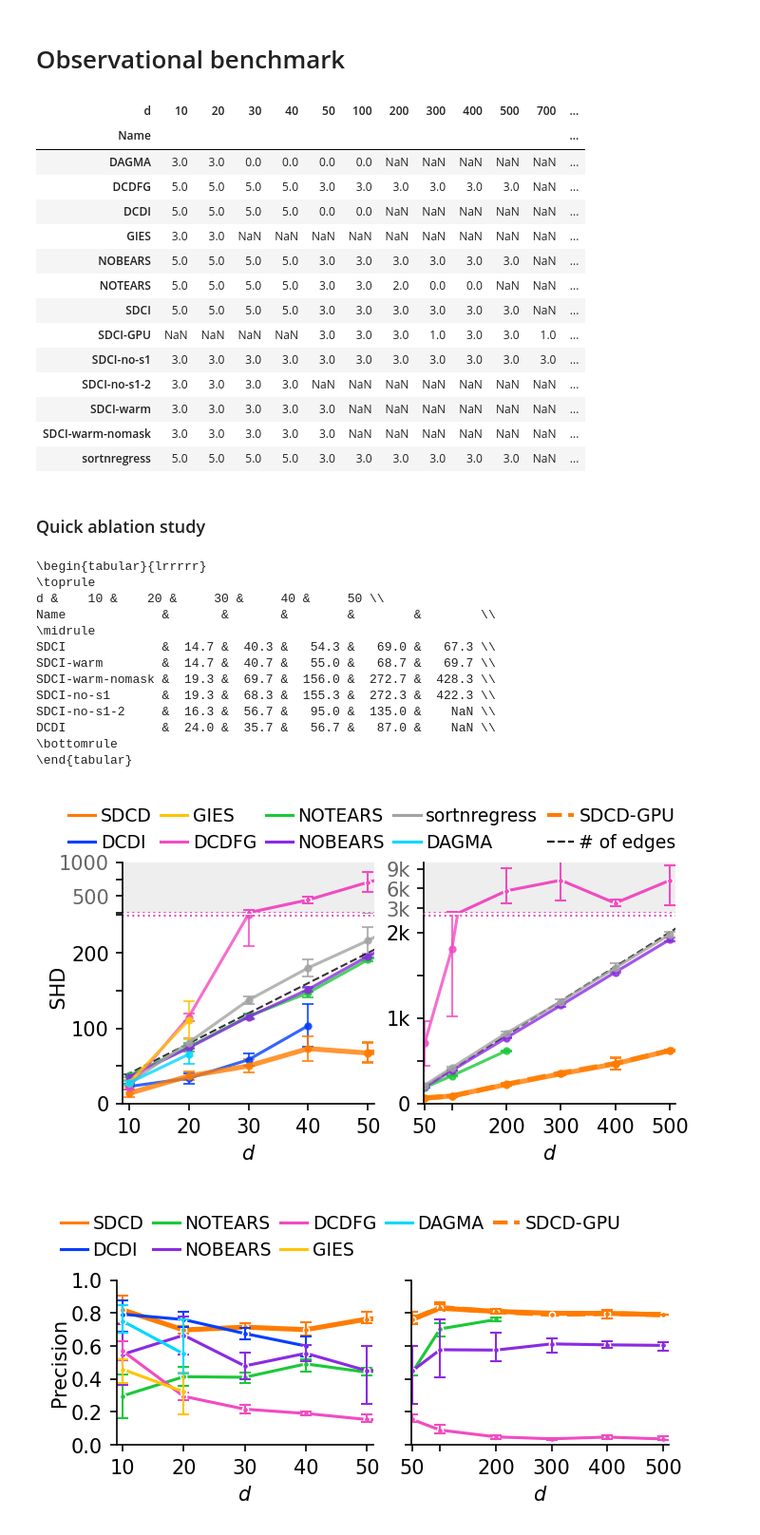
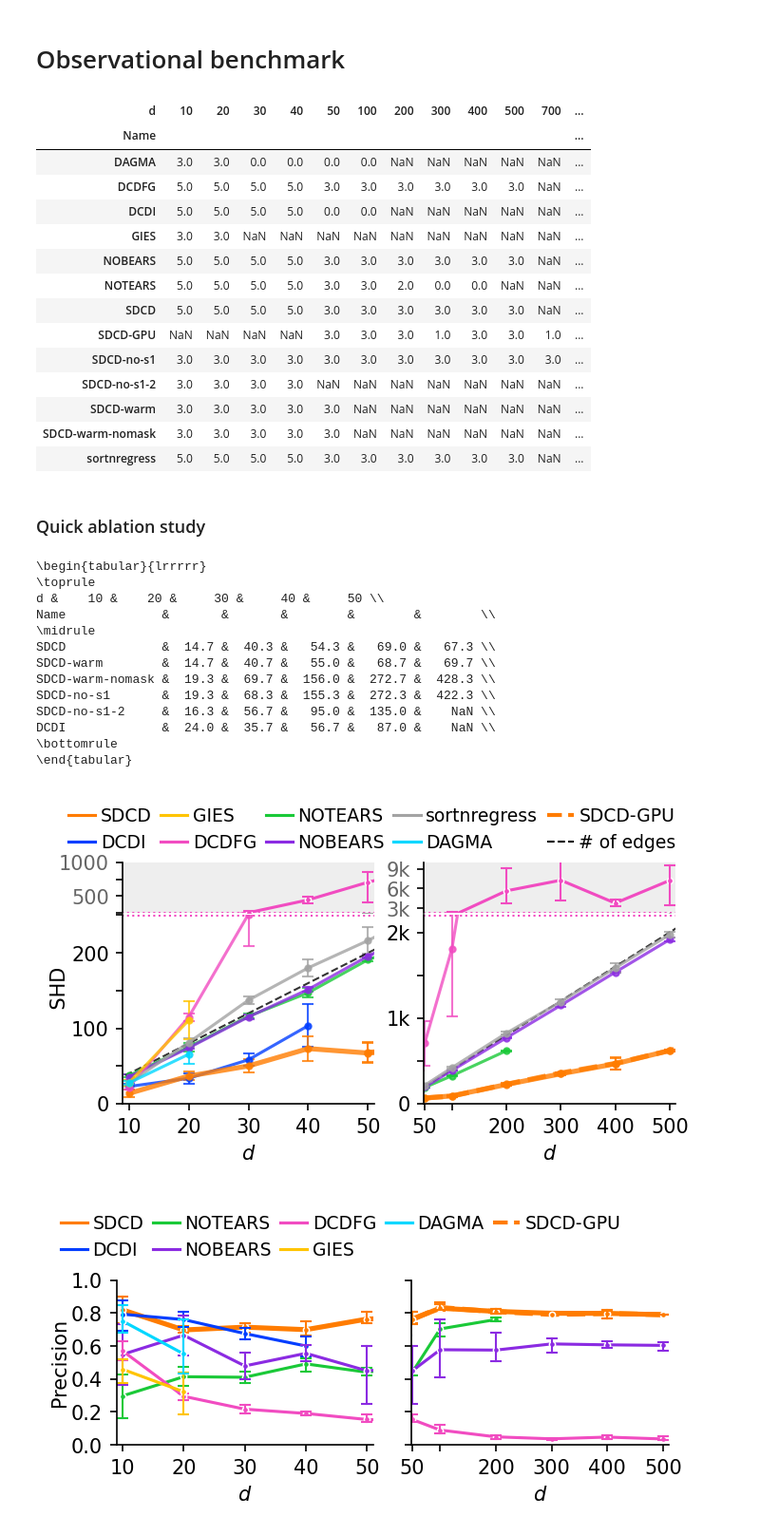
Before and after one commit to azizilab/sdcd, a Jupyter notebook: notebooks/paper_experiments/paper-figures.ipynb, the cells around one changed output. Shown at 95% size. Saved outputs shown, nothing was run; the diff lists cells and outputs as text; code cells hidden in the pictures.

Commit message:
s/sdci/sdcd/g across notebooks and results

```diff
--- a/notebooks/paper_experiments/paper-figures.ipynb
+++ b/notebooks/paper_experiments/paper-figures.ipynb
@@ -148,7 +147,7 @@ PROPS = {
     "showfliers":False,
 }
 
-# data = data[data["Name"].isin(["SDCI", "DCDI"])]
+# data = data[data["Name"].isin(["SDCD", "DCDI"])]
 ds = [20, 30, 40]
 ss = [2, 4, 6, 8]
 
@@ -164,7 +163,7 @@ for i, d in enumerate(ds):
             y="shd",
             hue="Name",
             ax=ax,
-            hue_order=["SDCI", "DCDI", "DCDFG", "GIES"],
+            hue_order=["SDCD", "DCDI", "DCDFG", "GIES"],
             palette=PALETTE,
             **PROPS,
         )
@@ -205,7 +204,6 @@ for i, d in enumerate(ds):
             legend = ax.legend(loc="upper left", fontsize=8,bbox_to_anchor=(-.94,1.05) )
             legend.set_title(None)
             legend.set_frame_on(False)
-            legend.get_texts()[0].set_text('SDCD')
         else:
             ax.get_legend().set_visible(False)
 
@@ -234,7 +232,7 @@ PROPS = {
     "showfliers":False,
 }
 
-# data = data[data["Name"].isin(["SDCI", "DCDI"])]
+# data = data[data["Name"].isin(["SDCD", "DCDI"])]
 ds = [20, 30, 40]
 ss = [2, 4, 6, 8]
 
@@ -250,7 +248,7 @@ for i, d in enumerate(ds):
             y="precision",
             hue="Name",
             ax=ax,
-            hue_order=["SDCI", "DCDI", "DCDFG", "GIES"],
+            hue_order=["SDCD", "DCDI", "DCDFG", "GIES"],
             palette=PALETTE,
             **PROPS,
         )
@@ -291,7 +289,6 @@ for i, d in enumerate(ds):
             legend = ax.legend(loc="upper left", fontsize=8,bbox_to_anchor=(-.94,1.05) )
             legend.set_title(None)
             legend.set_frame_on(False)
-            legend.get_texts()[0].set_text('SDCD')
         else:
             ax.get_legend().set_visible(False)
 
@@ -320,7 +317,7 @@ PROPS = {
     "showfliers":False,
 }
 
-# data = data[data["Name"].isin(["SDCI", "DCDI"])]
+# data = data[data["Name"].isin(["SDCD", "DCDI"])]
 ds = [20, 30, 40]
 ss = [2, 4, 6, 8]
 
@@ -336,7 +333,7 @@ for i, d in enumerate(ds):
             y="recall",
             hue="Name",
             ax=ax,
-            hue_order=["SDCI", "DCDI", "DCDFG", "GIES"],
+            hue_order=["SDCD", "DCDI", "DCDFG", "GIES"],
             palette=PALETTE,
             **PROPS,
         )
@@ -558,7 +555,7 @@ observational = pd.read_csv("./final_experiments/observational.csv")
 # observational = observational[observational["Hostname"] == "yolanda"]
 # observational = observational[observational["d"] != 70]  # we do d=10-50, d=100-500
 
-observational.loc[observational["model"] == "SDCI-no-s1-2", "Name"] = "SDCI-no-s1-2"
+observational.loc[observational["model"] == "SDCD-no-s1-2", "Name"] = "SDCD-no-s1-2"
 # %%
 observational.groupby(["Name", "d"]).count()[["shd"]].reset_index().pivot_table(index="Name", columns="d", values="shd")
 # %% [output]
@@ -570,22 +567,22 @@ observational.groupby(["Name", "d"]).count()[["shd"]].reset_index().pivot_table(
 | GIES | 3.0 | 3.0 | NaN | NaN | NaN | NaN | NaN | NaN | NaN | NaN | NaN | ... |
 | NOBEARS | 5.0 | 5.0 | 5.0 | 5.0 | 3.0 | 3.0 | 3.0 | 3.0 | 3.0 | 3.0 | NaN | ... |
 | NOTEARS | 5.0 | 5.0 | 5.0 | 5.0 | 3.0 | 3.0 | 2.0 | 0.0 | 0.0 | NaN | NaN | ... |
-| SDCI | 5.0 | 5.0 | 5.0 | 5.0 | 3.0 | 3.0 | 3.0 | 3.0 | 3.0 | 3.0 | NaN | ... |
-| SDCI-GPU | NaN | NaN | NaN | NaN | 3.0 | 3.0 | 3.0 | 1.0 | 3.0 | 3.0 | 1.0 | ... |
-| SDCI-no-s1 | 3.0 | 3.0 | 3.0 | 3.0 | 3.0 | 3.0 | 3.0 | 3.0 | 3.0 | 3.0 | 3.0 | ... |
-| SDCI-no-s1-2 | 3.0 | 3.0 | 3.0 | 3.0 | NaN | NaN | NaN | NaN | NaN | NaN | NaN | ... |
-| SDCI-warm | 3.0 | 3.0 | 3.0 | 3.0 | 3.0 | NaN | NaN | NaN | NaN | NaN | NaN | ... |
-| SDCI-warm-nomask | 3.0 | 3.0 | 3.0 | 3.0 | 3.0 | NaN | NaN | NaN | NaN | NaN | NaN | ... |
+| SDCD | 5.0 | 5.0 | 5.0 | 5.0 | 3.0 | 3.0 | 3.0 | 3.0 | 3.0 | 3.0 | NaN | ... |
+| SDCD-GPU | NaN | NaN | NaN | NaN | 3.0 | 3.0 | 3.0 | 1.0 | 3.0 | 3.0 | 1.0 | ... |
+| SDCD-no-s1 | 3.0 | 3.0 | 3.0 | 3.0 | 3.0 | 3.0 | 3.0 | 3.0 | 3.0 | 3.0 | 3.0 | ... |
+| SDCD-no-s1-2 | 3.0 | 3.0 | 3.0 | 3.0 | NaN | NaN | NaN | NaN | NaN | NaN | NaN | ... |
+| SDCD-warm | 3.0 | 3.0 | 3.0 | 3.0 | 3.0 | NaN | NaN | NaN | NaN | NaN | NaN | ... |
+| SDCD-warm-nomask | 3.0 | 3.0 | 3.0 | 3.0 | 3.0 | NaN | NaN | NaN | NaN | NaN | NaN | ... |
 | sortnregress | 5.0 | 5.0 | 5.0 | 5.0 | 3.0 | 3.0 | 3.0 | 3.0 | 3.0 | 3.0 | NaN | ... |
 # %% [markdown]
 ### Quick ablation study
 # %%
 methods = [
-        "SDCI",
-        "SDCI-warm",
-        "SDCI-warm-nomask" ,
-        "SDCI-no-s1",
-        "SDCI-no-s1-2",
+        "SDCD",
+        "SDCD-warm",
+        "SDCD-warm-nomask" ,
+        "SDCD-no-s1",
+        "SDCD-no-s1-2",
         "DCDI"
     ]
 tmp = observational[
@@ -601,11 +598,11 @@ print(tmp.mean().reset_index().pivot_table(index="Name", columns="d", values="sh
 d &    10 &    20 &     30 &     40 &     50 \\
 Name             &       &       &        &        &        \\
 \midrule
-SDCI             &  14.7 &  40.3 &   54.3 &   69.0 &   67.3 \\
-SDCI-warm        &  14.7 &  40.7 &   55.0 &   68.7 &   69.7 \\
-SDCI-warm-nomask &  19.3 &  69.7 &  156.0 &  272.7 &  428.3 \\
-SDCI-no-s1       &  19.3 &  68.3 &  155.3 &  272.3 &  422.3 \\
-SDCI-no-s1-2     &  16.3 &  56.7 &   95.0 &  135.0 &    NaN \\
+SDCD             &  14.7 &  40.3 &   54.3 &   69.0 &   67.3 \\
+SDCD-warm        &  14.7 &  40.7 &   55.0 &   68.7 &   69.7 \\
+SDCD-warm-nomask &  19.3 &  69.7 &  156.0 &  272.7 &  428.3 \\
+SDCD-no-s1       &  19.3 &  68.3 &  155.3 &  272.3 &  422.3 \\
+SDCD-no-s1-2     &  16.3 &  56.7 &   95.0 &  135.0 &    NaN \\
 DCDI             &  24.0 &  35.7 &   56.7 &   87.0 &    NaN \\
 \bottomrule
 \end{tabular}
@@ -620,15 +617,15 @@ fig, axs = plt.subplots(
 
 metric = "shd"
 DEFAULT_LW = 1.5
-SDCI_LW = 2.5
+SDCD_LW = 2.5
 ERR_KW = {
     "elinewidth": 1,
     "capsize": 3,
 }
 HUE_ORDER = [
     "DCDI",
-    "SDCI",
-    "SDCI-GPU",
+    "SDCD",
+    "SDCD-GPU",
     "NOTEARS",
     "NOBEARS",
     "DCDFG",
@@ -642,10 +639,10 @@ ALPHA = 0.8
 for method_name in HUE_ORDER:
     ls = "-"
     lw = DEFAULT_LW
-    if method_name == "SDCI":
-        lw = SDCI_LW
-    if method_name == "SDCI-GPU":
-        lw = SDCI_LW
+    if method_name == "SDCD":
+        lw = SDCD_LW
+    if method_name == "SDCD-GPU":
+        lw = SDCD_LW
         ls = "--"
 
     data_filtered = observational[
@@ -680,7 +677,7 @@ sns.lineplot(
     marker=".",
     ax=axs[0, 0],
     hue_order=[
-        "SDCI",
+        "SDCD",
         "DCDI",
         "GIES",
         "DCDFG",
@@ -764,36 +761,35 @@ axs[1, 1].spines["right"].set_visible(False)
 axs[0, 0].set_ylabel("")
 axs[0, 1].set_ylabel("")
 axs[1, 1].set_ylabel("")
 axs[1, 0].set_ylabel("       SHD", labelpad=1)
 
 
-axs[0, 0].plot([-1], [-1], lw=2, ls="--", label="SDCD-GPU", c=PALETTE["SDCI-GPU"])
+axs[0, 0].plot([-1], [-1], lw=2, ls="--", label="SDCD-GPU", c=PALETTE["SDCD-GPU"])
 axs[0, 0].plot([-1], [-1], lw=1, ls="--", label="# of edges", c="black")
 
 legend = axs[0, 0].legend(
     ncol=5,
     fontsize=9,
     loc="upper left",
     bbox_to_anchor=(-0.28, 2.43),  # left, top
     columnspacing=0.5,
     handletextpad=0.3,
     handlelength=1.5,
     #     bbox_to_anchor=(0, 1.3),
 )
 legend.get_frame().set_visible(False)
-legend.get_texts()[0].set_text("SDCD")
 
 plt.subplots_adjust(
     hspace=0.02,
     wspace=0.2,
 )
 
 axs[1, 0].set_xlabel("$d$")
 axs[1, 1].set_xlabel("$d$")
 plt.savefig("observational-shd.pdf", bbox_inches="tight", pad_inches=0, bbox_extra_artists=[legend])
 plt.show()
 # %% [output]
-[figure, old version]
+[figure, new version]
 # %%
 # observational precision plot
 fig, axs = plt.subplots(
```
Also changed, not shown: parts of 15 cells of this notebook, 9 other files.
